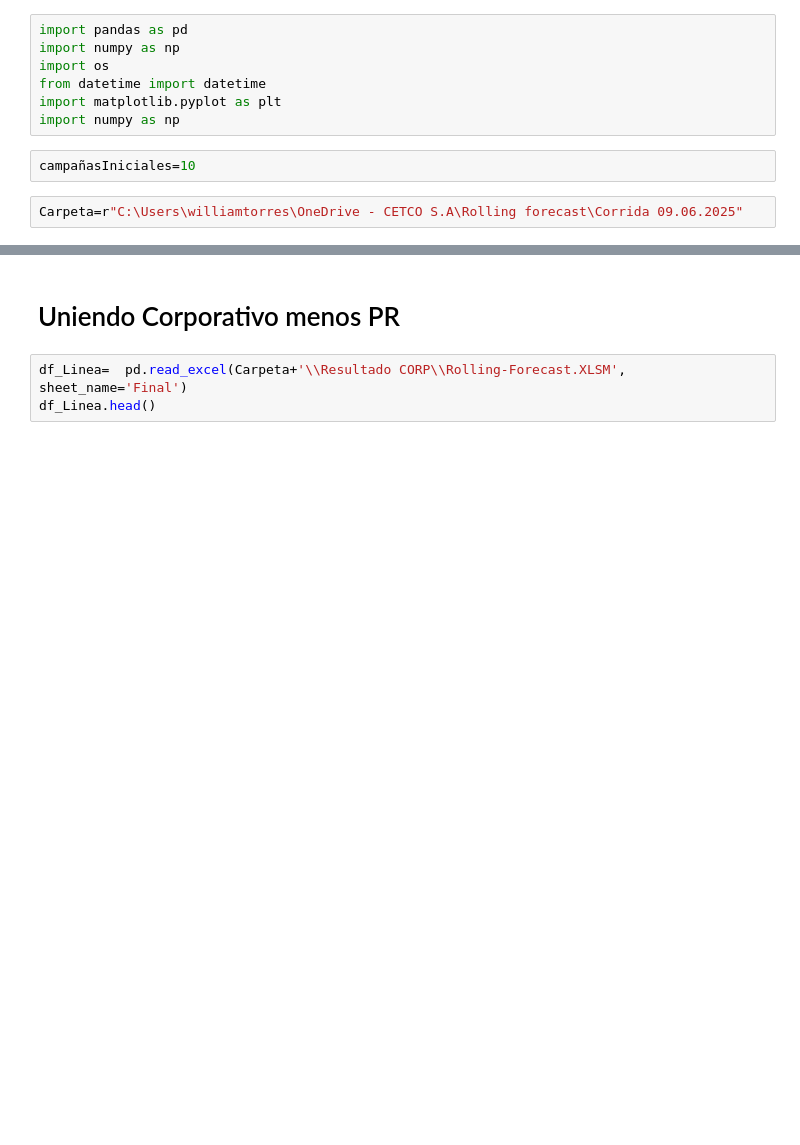
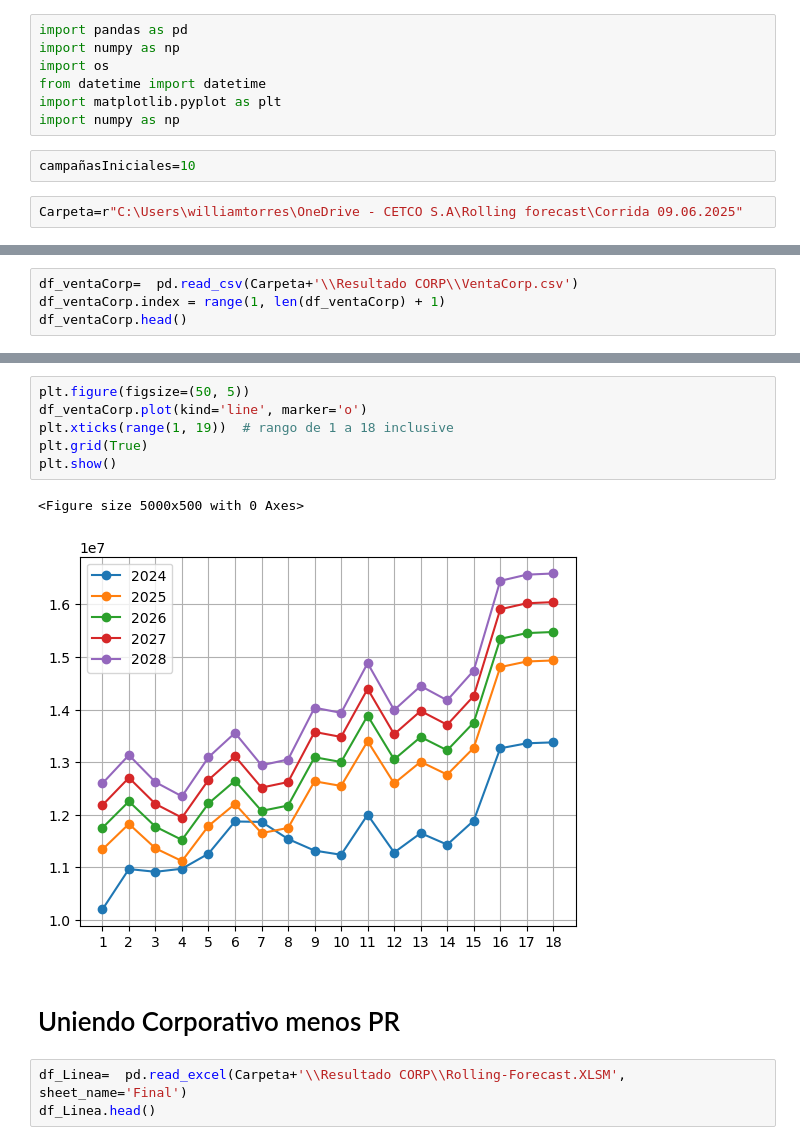
Before and after one commit to Williamindustrial/Rolling-Forecast-Belcorp, a Jupyter notebook: CalculoGraficasRolling.ipynb, the cells around one changed output, grey strips where cells are left out. Saved outputs shown, nothing was run; the diff lists cells and outputs as text; blank space fills up the shorter version.

```diff
--- a/CalculoGraficasRolling.ipynb
+++ b/CalculoGraficasRolling.ipynb
@@ -11,0 +14,4 @@ Carpeta=r"C:\Users\williamtorres\OneDrive - CETCO S.A\Rolling forecast\Corrida 0
+# %%
+df_ventaCorp=  pd.read_csv(Carpeta+'\\Resultado CORP\\VentaCorp.csv')
+df_ventaCorp.index = range(1, len(df_ventaCorp) + 1)
+df_ventaCorp.head()
@@ -12,3 +25,12 @@ Carpeta=r"C:\Users\williamtorres\OneDrive - CETCO S.A\Rolling forecast\Corrida 0
+# %%
+plt.figure(figsize=(50, 5))
+df_ventaCorp.plot(kind='line', marker='o')
+plt.xticks(range(1, 19))  # rango de 1 a 18 inclusive
+plt.grid(True)
+plt.show()
+# %% [output]
+<Figure size 5000x500 with 0 Axes>
+[figure, added]
 # %% [markdown]
 # Uniendo Corporativo menos PR
 # %%
```
Also changed, not shown: parts of 14 cells of this notebook, 2 other files.
